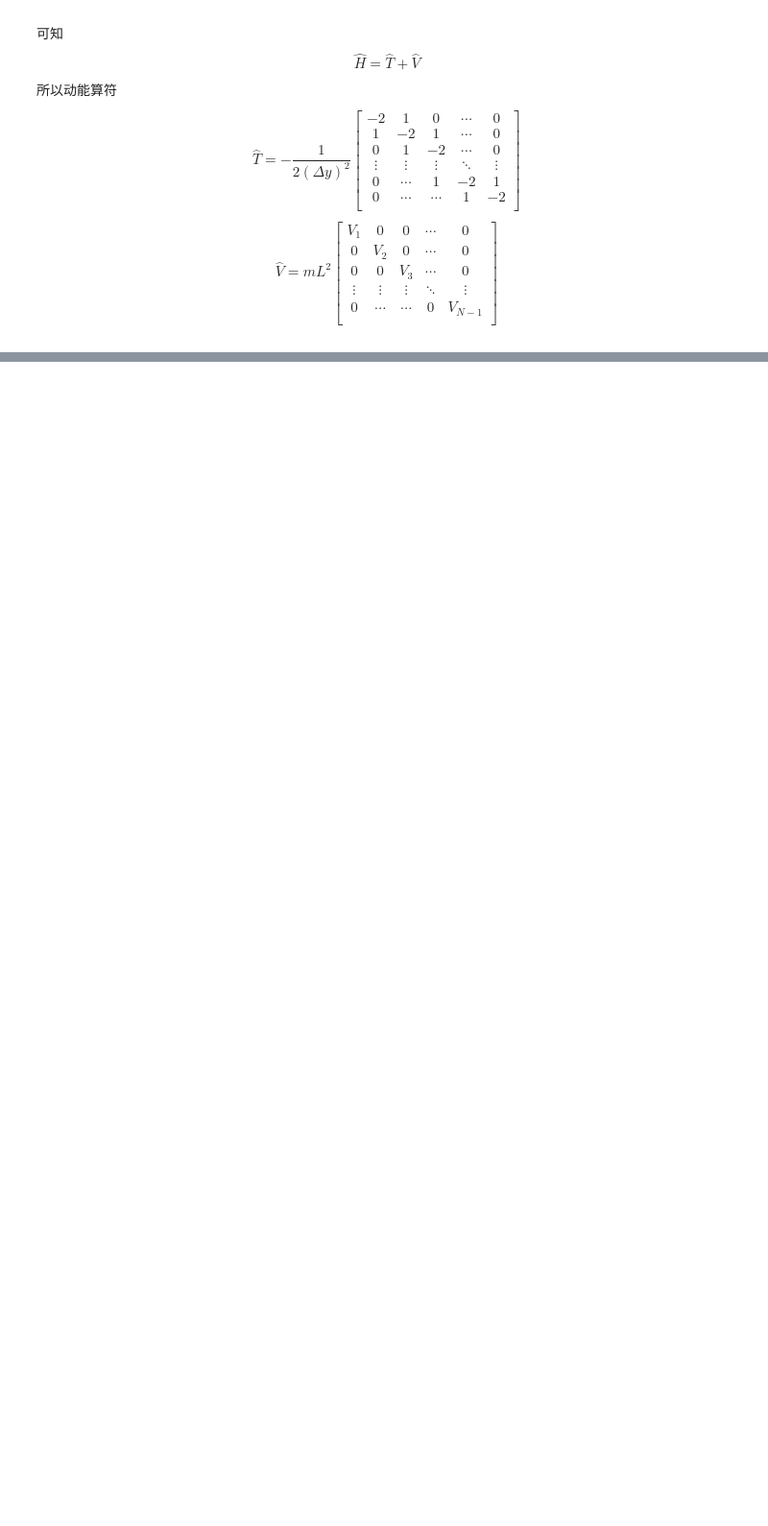
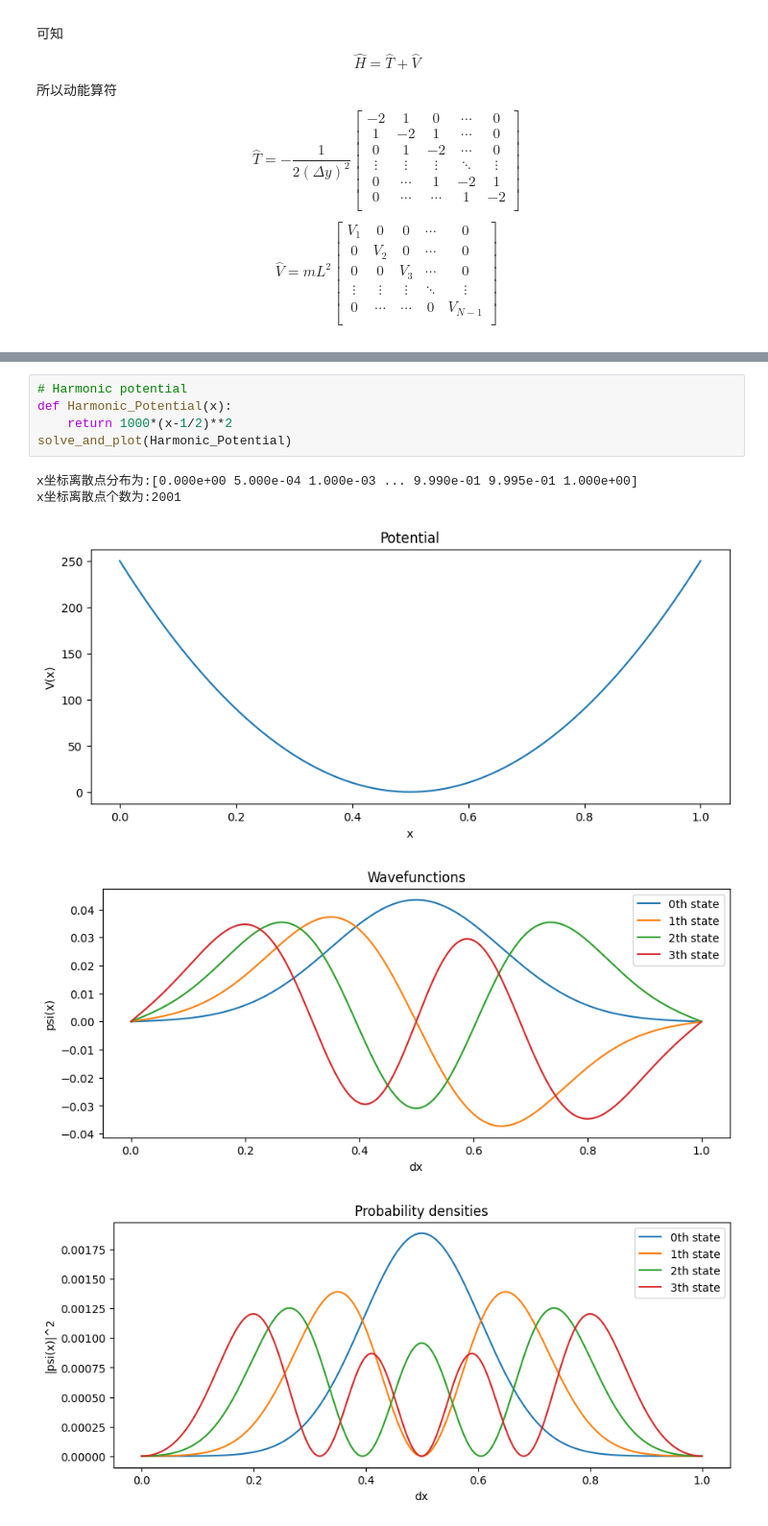
Before and after one commit to horizon14/Quantum, a Jupyter notebook: SchrodingerEquation1D.ipynb, the cells around one changed output, grey strips where cells are left out. Shown at 96% size. Drawn from its saved outputs; the diff is of its cells as text; blank space fills up the shorter version.

```diff
--- a/SchrodingerEquation1D.ipynb
+++ b/SchrodingerEquation1D.ipynb
@@ -72,0 +181,11 @@ $$
+# %%
+# Harmonic potential
+def Harmonic_Potential(x):
+    return 1000*(x-1/2)**2
+solve_and_plot(Harmonic_Potential)
+# %% [output]
+x坐标离散点分布为:[0.000e+00 5.000e-04 1.000e-03 ... 9.990e-01 9.995e-01 1.000e+00]
+x坐标离散点个数为:2001
+[figure, added]
+[figure, added]
+[figure, added]
```
Also changed, not shown: parts of 6 cells of this notebook, 1 other file.
